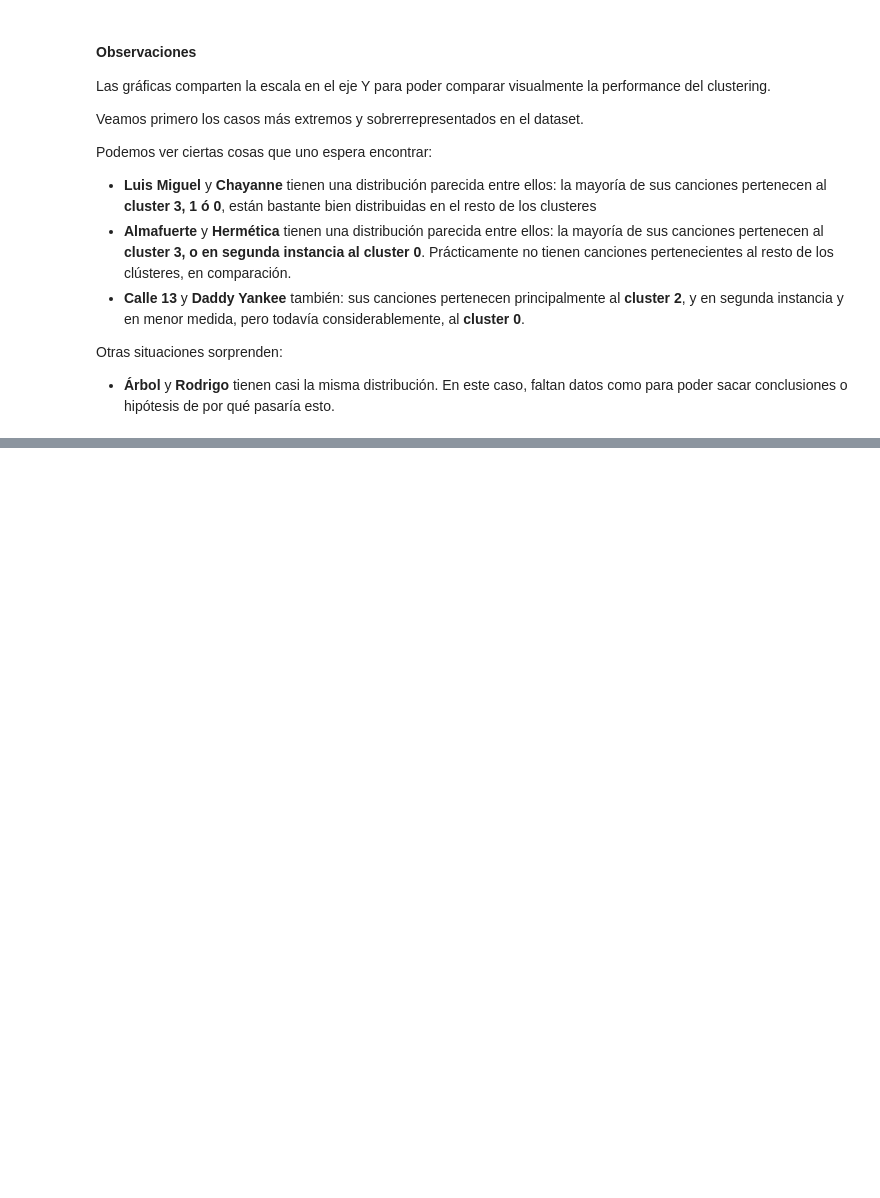
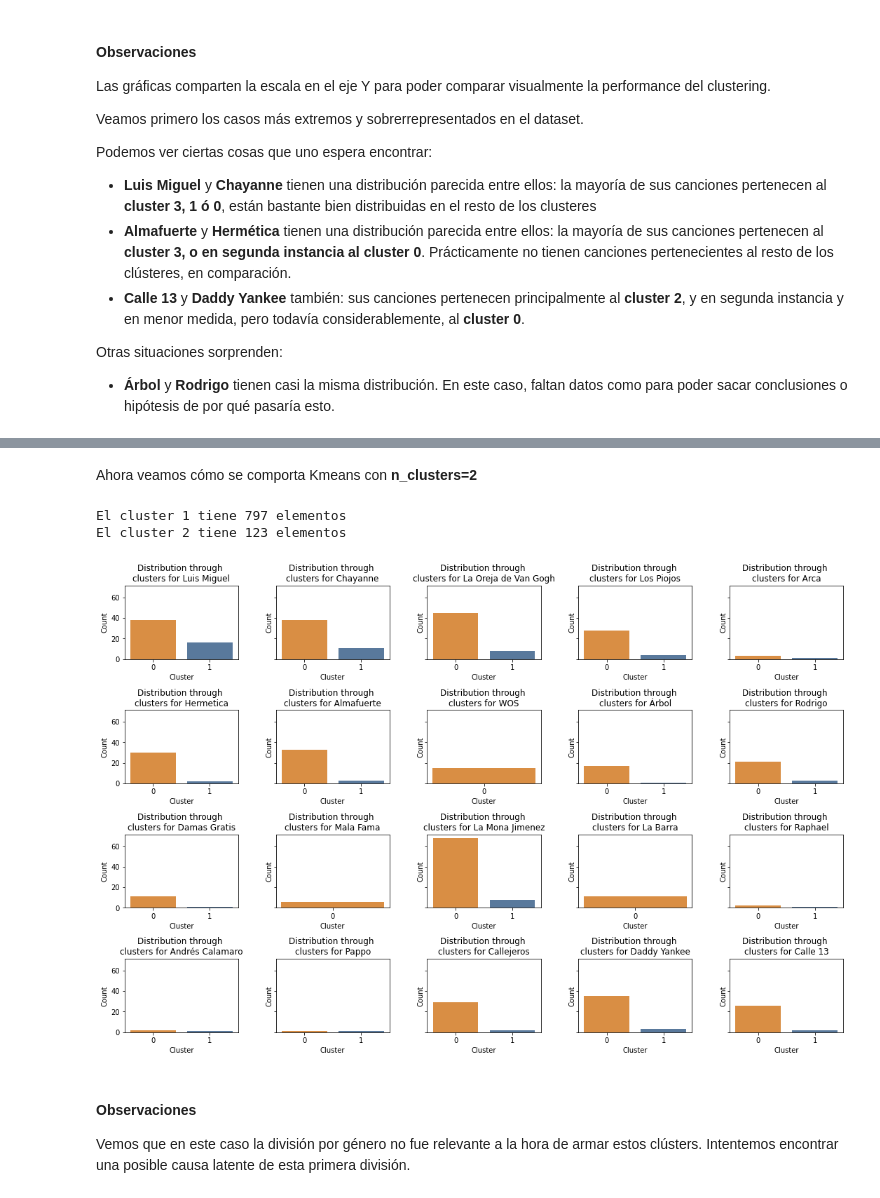
Before and after one commit to KarIvaDam/mentoria-diplodatos, a Jupyter notebook: practico4-mentoria-diplodatos/enunciado-4.ipynb, the cells around one changed output, grey strips where cells are left out. Saved outputs shown, nothing was run; the diff lists cells and outputs as text; code cells hidden in the pictures; blank space fills up the shorter version.

```diff
--- a/practico4-mentoria-diplodatos/enunciado-4.ipynb
+++ b/practico4-mentoria-diplodatos/enunciado-4.ipynb
@@ -580,0 +660,61 @@ Otras situaciones sorprenden:
+# %% [markdown]
+Ahora veamos cómo se comporta Kmeans con **n_clusters=2**
+# %%
+#sentiments
+sent_song_clusters_k2['artists'] = sent_song_clusters_k2['artists'].apply(lambda x: pd.Series(x[0])).stack().reset_index(level=1, drop=True)
+s_cluster_1_b = sent_song_clusters_k2[sent_song_clusters_k2["cluster"] == 0]
+s_cluster_2_b = sent_song_clusters_k2[sent_song_clusters_k2["cluster"] == 1]
+
+s_clusters_b = [s_cluster_1_b,s_cluster_2_b]
+i = 1
+for clus in s_clusters_b:
+    print(f'El cluster {i} tiene {len(clus)} elementos')
+    i += 1
+# %% [output]
+El cluster 1 tiene 797 elementos
+El cluster 2 tiene 123 elementos
+# %%
+df_s_b = sent_song_clusters_k2.copy()
+extended_artists = ["Luis Miguel","Chayanne", 'La Oreja de Van Gogh',"Los Piojos","Arca", "Hermetica","Almafuerte",
+           "WOS", "Árbol","Rodrigo", "Damas Gratis", "Mala Fama", "La Mona Jimenez",
+          "La Barra", "Raphael",'Andrés Calamaro','Pappo','Callejeros','Daddy Yankee','Calle 13']
+
+df_s_by_artist_b = df_s_b.set_index('artists')
+sent_dists_b = distrs_of_clusters_by_artists(artists_list=extended_artists,df=df_s_by_artist_b)
+# %%
+%matplotlib inline
+def plot_distrs_of_clusters():
+    i=0
+    colors = {0: "#F28E2B", 1: "#4E79A7"}
+    fig, axs = plt.subplots(4, 5, figsize=(15,10), sharey=True)
+    for j in range(4):
+        for k in range(5):
+            try:
+                values = sent_dists_b[i].cluster.value_counts().index
+                counts = sent_dists_b[i].cluster.value_counts()
+            except:
+                break
+            sns.barplot(x=values,y=counts,ax=axs[j,k], palette=colors)
+            axs[j,k].set_title(f'Distribution through \nclusters for {extended_artists[i]}')
+            i+=1
+
+
+    for ax in axs.flat:
+        ax.set(xlabel='Cluster', ylabel='Count')
+    #fig.delaxes(axs[3,3])
+    #fig.delaxes(axs[3,4])
+    #fig.delaxes(axs[3,5])
+
+
+#to plot uneven amount of subplots
+#for i in range()
+#    fig.delaxes(axs[0,4])
+    fig.tight_layout(pad=1.05)
+    plt.show()
+plot_distrs_of_clusters()
+# %% [output]
+[figure, added]
+# %% [markdown]
+#### Observaciones
+
+Vemos que en este caso la división por género no fue relevante a la hora de armar estos clústers. Intentemos encontrar una posible causa latente de esta primera división.
```
Also changed, not shown: parts of 9 cells of this notebook.
